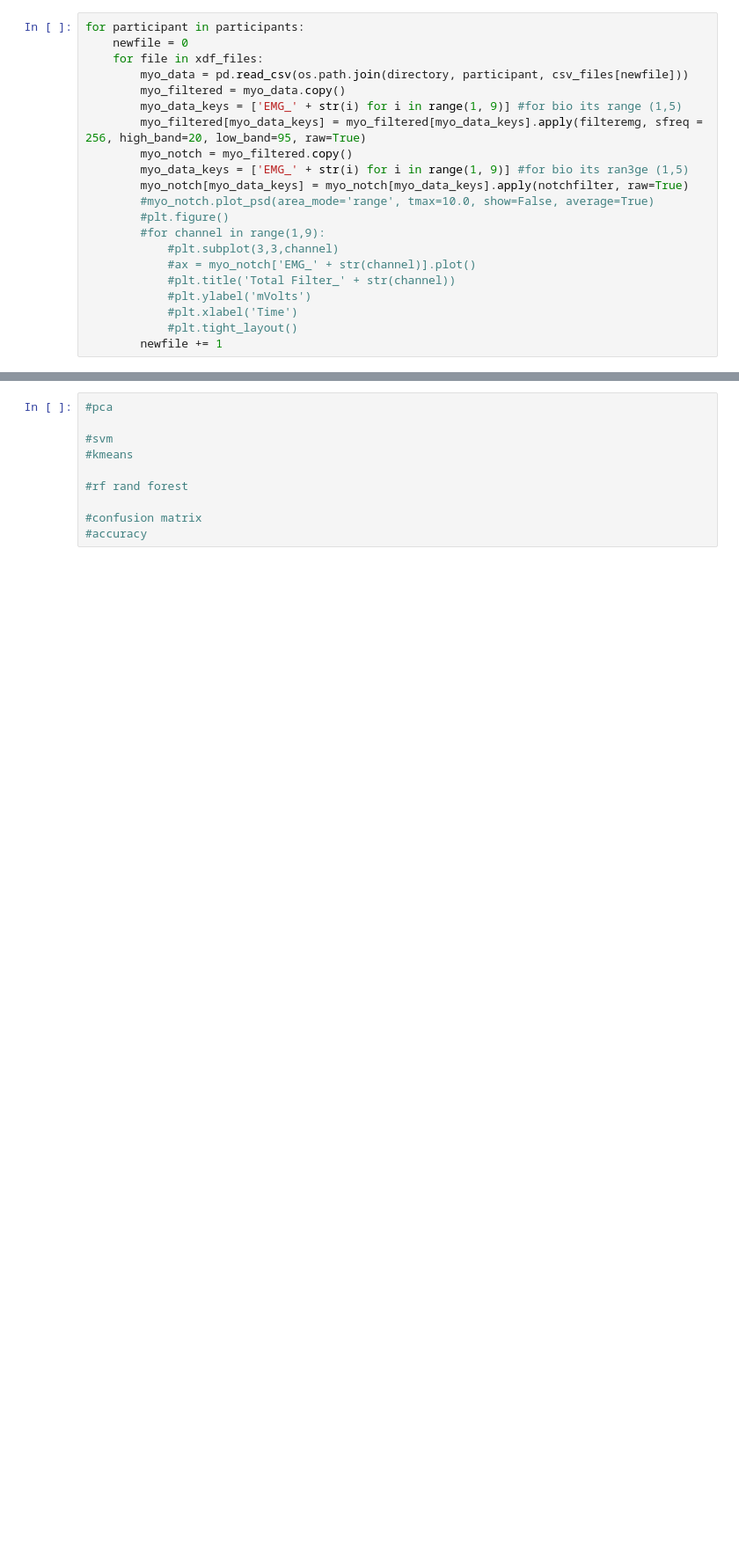
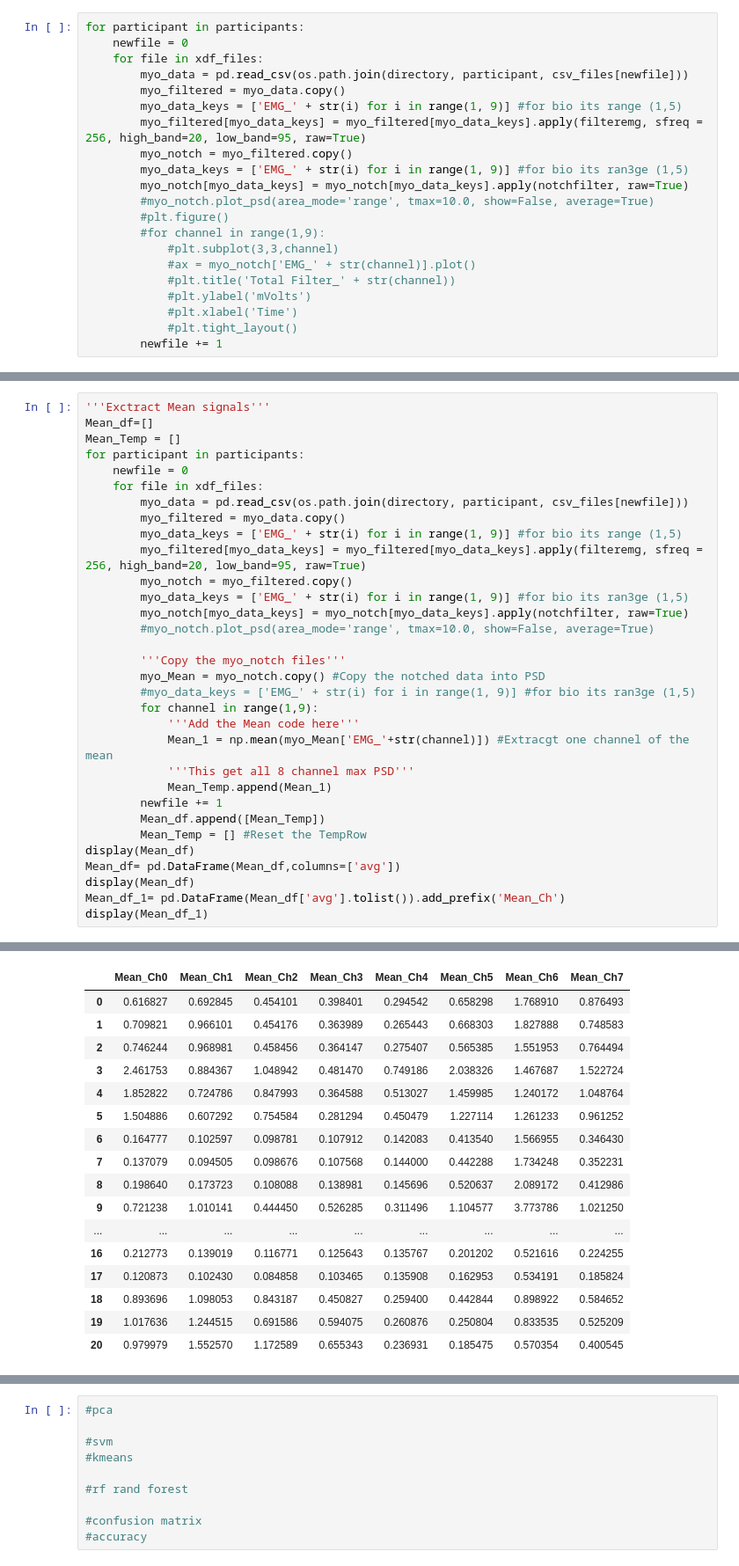
Before and after one commit to knakamura42/EE536_MyoProject, a Jupyter notebook: MyoAmigo.ipynb, the cells around one changed output, grey strips where cells are left out. Shown: that part at 88% size. Saved outputs shown, nothing was run; the diff lists cells and outputs as text; blank space fills up the shorter version.

```diff
--- a/MyoAmigo.ipynb
+++ b/MyoAmigo.ipynb
@@ -162,3 +164,36 @@ display(PSD_df_1)
 | 18 | 1.472788 | 2.511355 | 1.635630 | 0.324824 | 0.030553 | 0.127373 | 0.472453 | 0.320263 |
 | 19 | 0.586988 | 0.670256 | 0.469008 | 0.195958 | 0.011517 | 0.010924 | 0.126156 | 0.039171 |
 | 20 | 0.242006 | 0.984689 | 0.555190 | 0.109786 | 0.008453 | 0.009150 | 0.084638 | 0.068396 |
+# %%
+'''Exctract Mean signals'''
+Mean_df=[]
+Mean_Temp = []
+for participant in participants:
+    newfile = 0
+    for file in xdf_files:
+        myo_data = pd.read_csv(os.path.join(directory, participant, csv_files[newfile]))
+        myo_filtered = myo_data.copy()
+        myo_data_keys = ['EMG_' + str(i) for i in range(1, 9)] #for bio its range (1,5)
+        myo_filtered[myo_data_keys] = myo_filtered[myo_data_keys].apply(filteremg, sfreq = 256, high_band=20, low_band=95, raw=True)
+        myo_notch = myo_filtered.copy()
+        myo_data_keys = ['EMG_' + str(i) for i in range(1, 9)] #for bio its ran3ge (1,5)
+        myo_notch[myo_data_keys] = myo_notch[myo_data_keys].apply(notchfilter, raw=True)
+        #myo_notch.plot_psd(area_mode='range', tmax=10.0, show=False, average=True)
+
+        '''Copy the myo_notch files'''
+        myo_Mean = myo_notch.copy() #Copy the notched data into PSD
+        #myo_data_keys = ['EMG_' + str(i) for i in range(1, 9)] #for bio its ran3ge (1,5)
+        for channel in range(1,9):
+            '''Add the Mean code here'''
+            Mean_1 = np.mean(myo_Mean['EMG_'+str(channel)]) #Extracgt one channel of the mean
+            '''This get all 8 channel max PSD'''
+            Mean_Temp.append(Mean_1)
+        newfile += 1
+        Mean_df.append([Mean_Temp])
+        Mean_Temp = [] #Reset the TempRow
+display(Mean_df)
+Mean_df= pd.DataFrame(Mean_df,columns=['avg'])
+display(Mean_df)
+Mean_df_1= pd.DataFrame(Mean_df['avg'].tolist()).add_prefix('Mean_Ch')
+display(Mean_df_1)
+# %% [output]
@@ -164,0 +234,17 @@ display(PSD_df_1)
+|  | Mean_Ch0 | Mean_Ch1 | Mean_Ch2 | Mean_Ch3 | Mean_Ch4 | Mean_Ch5 | Mean_Ch6 | Mean_Ch7 |
+| 0 | 0.616827 | 0.692845 | 0.454101 | 0.398401 | 0.294542 | 0.658298 | 1.768910 | 0.876493 |
+| 1 | 0.709821 | 0.966101 | 0.454176 | 0.363989 | 0.265443 | 0.668303 | 1.827888 | 0.748583 |
+| 2 | 0.746244 | 0.968981 | 0.458456 | 0.364147 | 0.275407 | 0.565385 | 1.551953 | 0.764494 |
+| 3 | 2.461753 | 0.884367 | 1.048942 | 0.481470 | 0.749186 | 2.038326 | 1.467687 | 1.522724 |
+| 4 | 1.852822 | 0.724786 | 0.847993 | 0.364588 | 0.513027 | 1.459985 | 1.240172 | 1.048764 |
+| 5 | 1.504886 | 0.607292 | 0.754584 | 0.281294 | 0.450479 | 1.227114 | 1.261233 | 0.961252 |
+| 6 | 0.164777 | 0.102597 | 0.098781 | 0.107912 | 0.142083 | 0.413540 | 1.566955 | 0.346430 |
+| 7 | 0.137079 | 0.094505 | 0.098676 | 0.107568 | 0.144000 | 0.442288 | 1.734248 | 0.352231 |
+| 8 | 0.198640 | 0.173723 | 0.108088 | 0.138981 | 0.145696 | 0.520637 | 2.089172 | 0.412986 |
+| 9 | 0.721238 | 1.010141 | 0.444450 | 0.526285 | 0.311496 | 1.104577 | 3.773786 | 1.021250 |
+| ... | ... | ... | ... | ... | ... | ... | ... | ... |
+| 16 | 0.212773 | 0.139019 | 0.116771 | 0.125643 | 0.135767 | 0.201202 | 0.521616 | 0.224255 |
+| 17 | 0.120873 | 0.102430 | 0.084858 | 0.103465 | 0.135908 | 0.162953 | 0.534191 | 0.185824 |
+| 18 | 0.893696 | 1.098053 | 0.843187 | 0.450827 | 0.259400 | 0.442844 | 0.898922 | 0.584652 |
+| 19 | 1.017636 | 1.244515 | 0.691586 | 0.594075 | 0.260876 | 0.250804 | 0.833535 | 0.525209 |
+| 20 | 0.979979 | 1.552570 | 1.172589 | 0.655343 | 0.236931 | 0.185475 | 0.570354 | 0.400545 |
```
Also changed, not shown: parts of 6 cells of this notebook.
